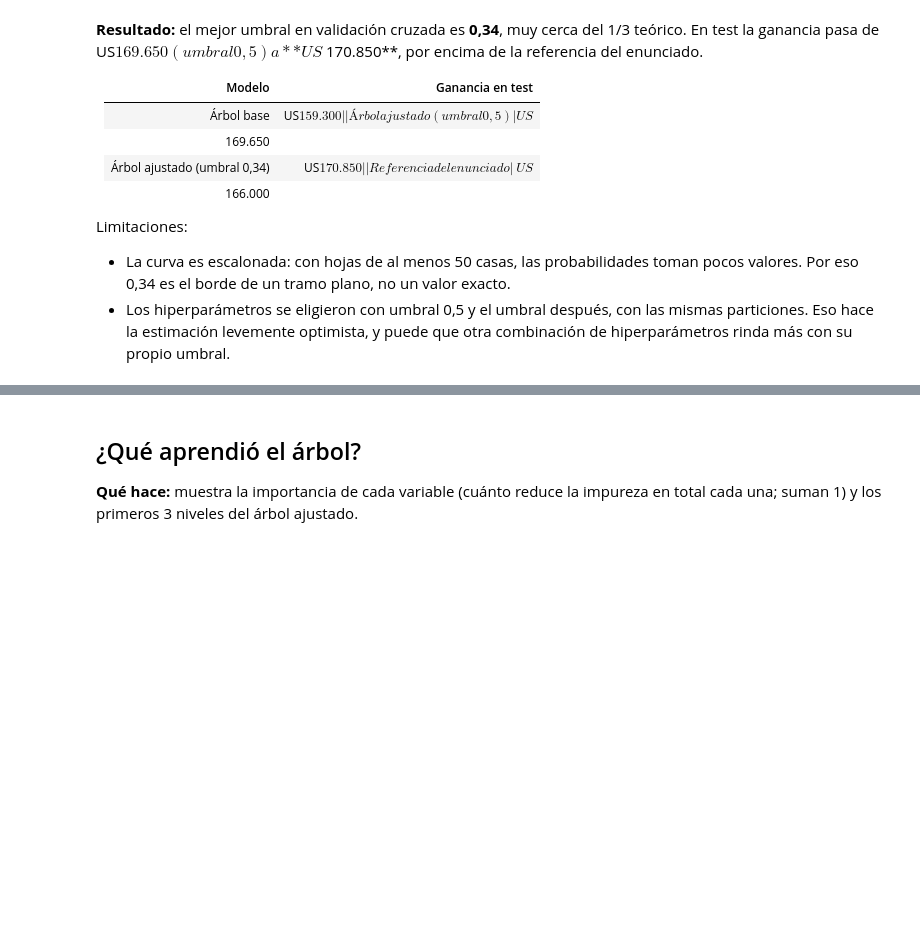
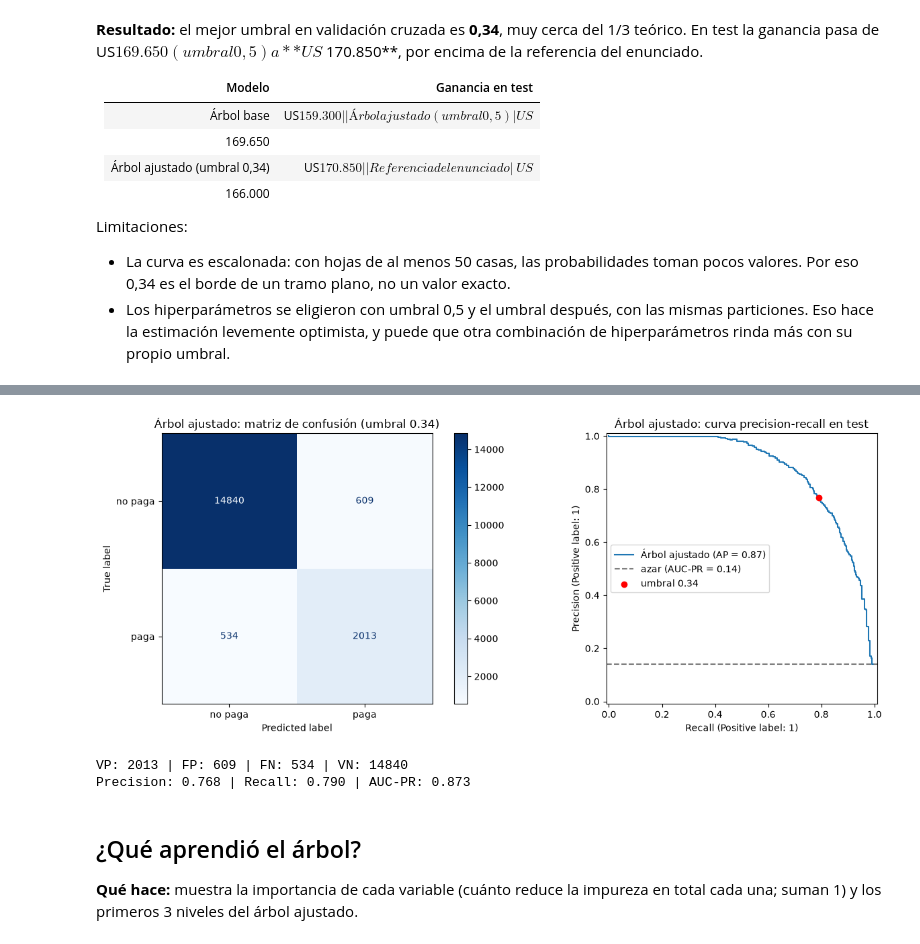
Before and after one commit to MartinDido100/ciencia-de-datos, a Jupyter notebook: primer_parcial/primer_parcial.ipynb, the cells around one changed output, grey strips where cells are left out. Cells and saved outputs as stored; diff of their text form; code cells hidden in the pictures; blank space fills up the shorter version.

Commit message:
add: precision recall auc-pr

```diff
--- a/primer_parcial/primer_parcial.ipynb
+++ b/primer_parcial/primer_parcial.ipynb
@@ -921,3 +931,41 @@ Limitaciones:
+# %%
+from sklearn.metrics import (ConfusionMatrixDisplay, PrecisionRecallDisplay, average_precision_score,
+                             confusion_matrix, precision_score, recall_score)
+
+def evaluar_en_test(modelo, umbral, nombre):
+    # Métricas en test con el umbral elegido (1 = paga). La AUC-PR usa las probabilidades, no depende del umbral
+    proba = modelo.predict_proba(X_test)[:, 1]
+    pred = (proba >= umbral).astype(int)
+    precision = precision_score(y_test, pred)
+    recall = recall_score(y_test, pred)
+    auc_pr = average_precision_score(y_test, proba)
+
+    fig, axes = plt.subplots(1, 2, figsize=(14, 5))
+    ConfusionMatrixDisplay.from_predictions(y_test, pred, display_labels=['no paga', 'paga'],
+                                            cmap='Blues', values_format='d', ax=axes[0])
+    axes[0].set_title(f'{nombre}: matriz de confusión (umbral {umbral:.2f})')
+    PrecisionRecallDisplay.from_predictions(y_test, proba, name=nombre, ax=axes[1])
+    axes[1].axhline(y_test.mean(), color='gray', linestyle='--', label=f'azar (AUC-PR = {y_test.mean():.2f})')
+    axes[1].scatter(recall, precision, color='red', zorder=3, label=f'umbral {umbral:.2f}')
+    axes[1].set_title(f'{nombre}: curva precision-recall en test')
+    axes[1].legend()
+    plt.tight_layout()
+    plt.show()
+
+    vn, fp, fn, vp = confusion_matrix(y_test, pred).ravel()
+    print(f"VP: {vp} | FP: {fp} | FN: {fn} | VN: {vn}")
+    print(f"Precision: {precision:.3f} | Recall: {recall:.3f} | AUC-PR: {auc_pr:.3f}")
+
+    # Verificaciones: la matriz cubre todo el test y es coherente con la ganancia
+    assert vp + fp + fn + vn == len(X_test)
+    assert 100 * vp - 50 * fp == ganancia(y_test, pred)
+    return pd.Series({'precision': precision, 'recall': recall, 'auc_pr': auc_pr}, name=nombre)
+
+metricas_arbol = evaluar_en_test(modelo_ajustado, umbral, 'Árbol ajustado')
+# %% [output]
+[figure, added]
+VP: 2013 | FP: 609 | FN: 534 | VN: 14840
+Precision: 0.768 | Recall: 0.790 | AUC-PR: 0.873
 # %% [markdown]
 ## ¿Qué aprendió el árbol?
 
```
Also changed, not shown: parts of 4 cells of this notebook.
